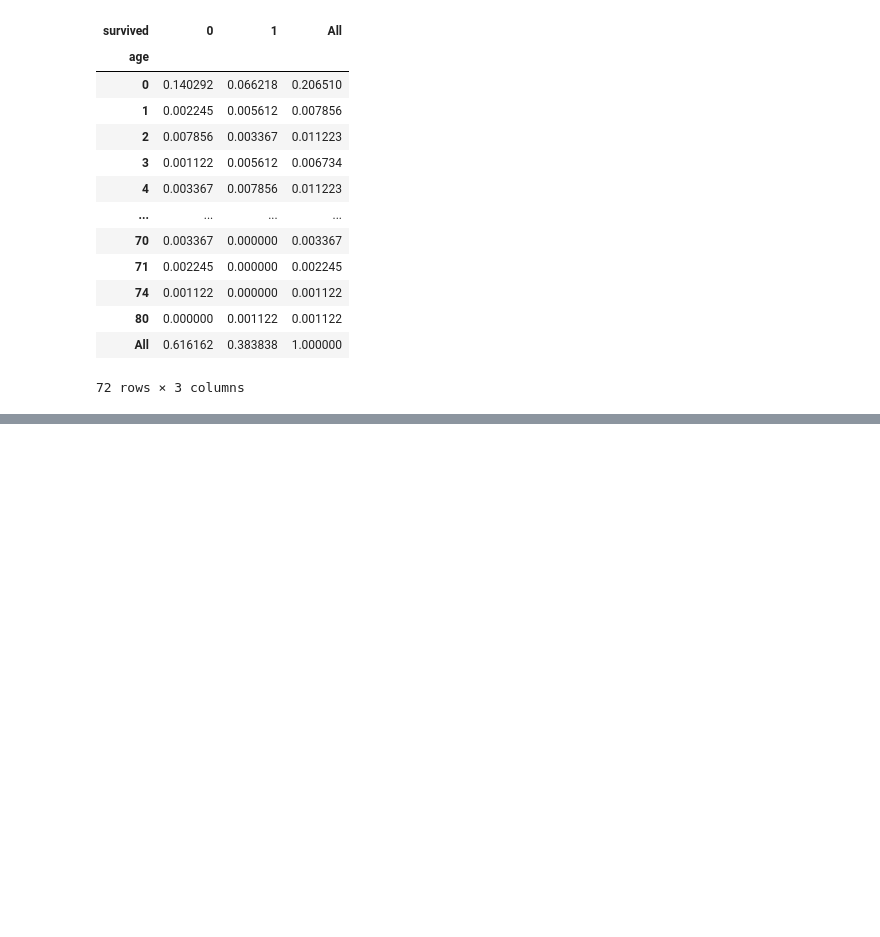
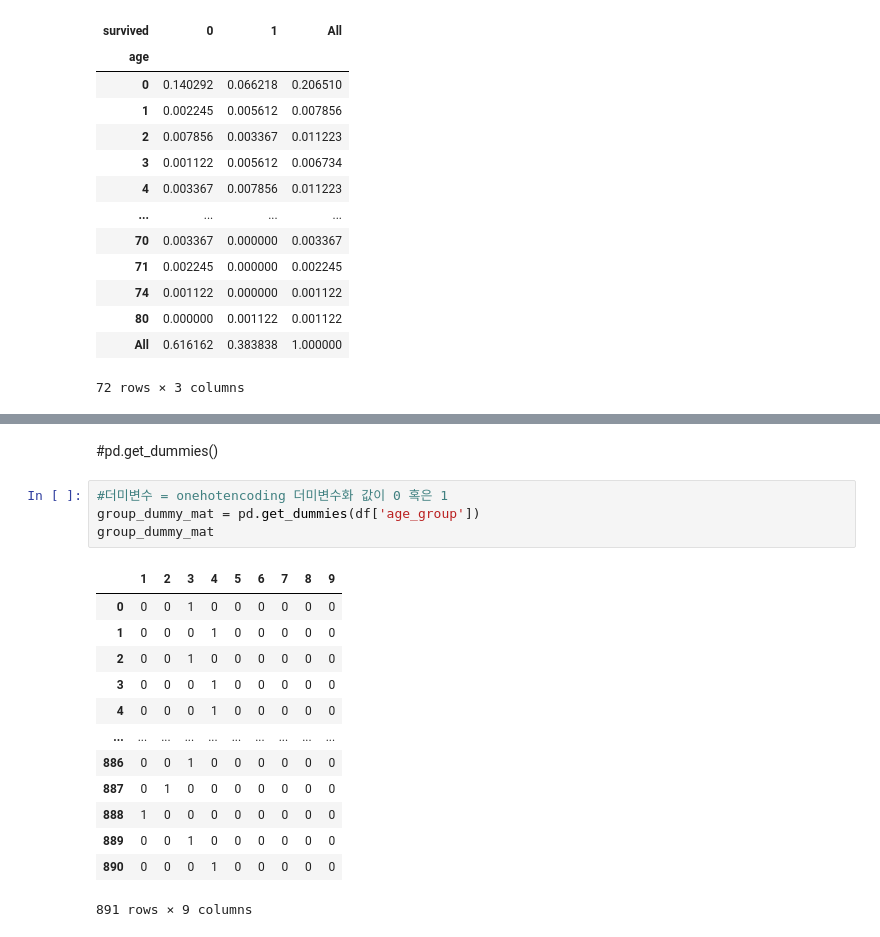
Before and after one commit to ari950505/Fintech, a Jupyter notebook: statistics/실습_TA/TA_01_review.ipynb, the cells around one changed output, grey strips where cells are left out. Cells and saved outputs as stored; diff of their text form; blank space fills up the shorter version.

```diff
--- a/statistics/실습_TA/TA_01_review.ipynb
+++ b/statistics/실습_TA/TA_01_review.ipynb
@@ -241,0 +360,20 @@ pd.crosstab(loan.grade, loan.home_ownership,normalize=True,margins=True)
+# %% [markdown]
+#pd.get_dummies()
+# %%
+#더미변수 = onehotencoding 더미변수화 값이 0 혹은 1
+group_dummy_mat = pd.get_dummies(df['age_group'])
+group_dummy_mat
+# %% [output]
+|  | 1 | 2 | 3 | 4 | 5 | 6 | 7 | 8 | 9 |
+| 0 | 0 | 0 | 1 | 0 | 0 | 0 | 0 | 0 | 0 |
+| 1 | 0 | 0 | 0 | 1 | 0 | 0 | 0 | 0 | 0 |
+| 2 | 0 | 0 | 1 | 0 | 0 | 0 | 0 | 0 | 0 |
+| 3 | 0 | 0 | 0 | 1 | 0 | 0 | 0 | 0 | 0 |
+| 4 | 0 | 0 | 0 | 1 | 0 | 0 | 0 | 0 | 0 |
+| ... | ... | ... | ... | ... | ... | ... | ... | ... | ... |
+| 886 | 0 | 0 | 1 | 0 | 0 | 0 | 0 | 0 | 0 |
+| 887 | 0 | 1 | 0 | 0 | 0 | 0 | 0 | 0 | 0 |
+| 888 | 1 | 0 | 0 | 0 | 0 | 0 | 0 | 0 | 0 |
+| 889 | 0 | 0 | 1 | 0 | 0 | 0 | 0 | 0 | 0 |
+| 890 | 0 | 0 | 0 | 1 | 0 | 0 | 0 | 0 | 0 |
+891 rows × 9 columns
```
Also changed, not shown: parts of 25 cells of this notebook.
